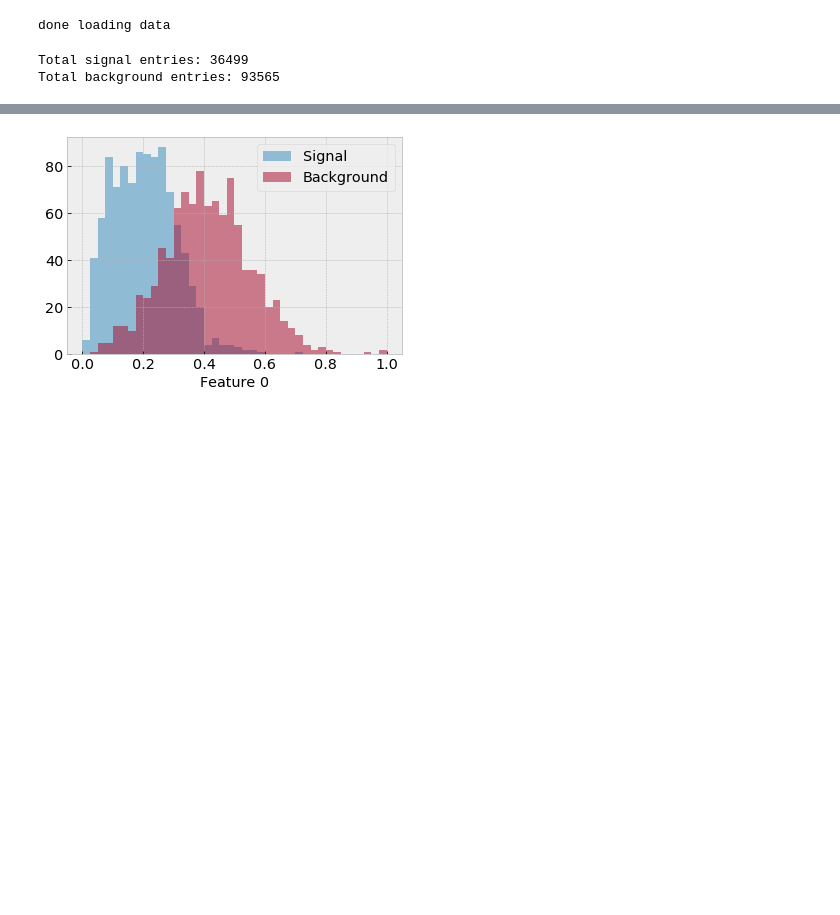
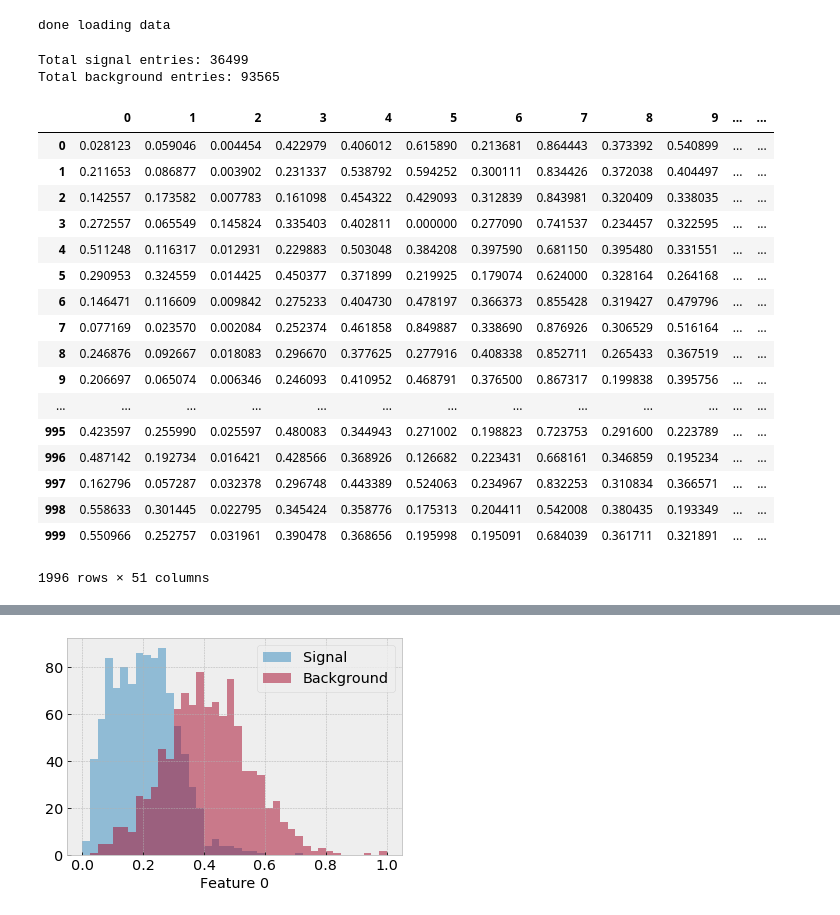
Before and after one commit to moritzbackes/CMPP, a Jupyter notebook: Pandas Tests.ipynb, the cells around one changed output, grey strips where cells are left out. Cells and saved outputs as stored; diff of their text form; code cells hidden in the pictures; blank space fills up the shorter version.

```diff
--- a/Pandas Tests.ipynb
+++ b/Pandas Tests.ipynb
@@ -56,9 +56,28 @@ done loading data
 # %%
 print("Total signal entries:", nsig)
 print("Total background entries:", nback)
+mball
 # %% [output]
 Total signal entries: 36499
 Total background entries: 93565
+|  | 0 | 1 | 2 | 3 | 4 | 5 | 6 | 7 | 8 | 9 | ... | ... |
+| 0 | 0.028123 | 0.059046 | 0.004454 | 0.422979 | 0.406012 | 0.615890 | 0.213681 | 0.864443 | 0.373392 | 0.540899 | ... | ... |
+| 1 | 0.211653 | 0.086877 | 0.003902 | 0.231337 | 0.538792 | 0.594252 | 0.300111 | 0.834426 | 0.372038 | 0.404497 | ... | ... |
+| 2 | 0.142557 | 0.173582 | 0.007783 | 0.161098 | 0.454322 | 0.429093 | 0.312839 | 0.843981 | 0.320409 | 0.338035 | ... | ... |
+| 3 | 0.272557 | 0.065549 | 0.145824 | 0.335403 | 0.402811 | 0.000000 | 0.277090 | 0.741537 | 0.234457 | 0.322595 | ... | ... |
+| 4 | 0.511248 | 0.116317 | 0.012931 | 0.229883 | 0.503048 | 0.384208 | 0.397590 | 0.681150 | 0.395480 | 0.331551 | ... | ... |
+| 5 | 0.290953 | 0.324559 | 0.014425 | 0.450377 | 0.371899 | 0.219925 | 0.179074 | 0.624000 | 0.328164 | 0.264168 | ... | ... |
+| 6 | 0.146471 | 0.116609 | 0.009842 | 0.275233 | 0.404730 | 0.478197 | 0.366373 | 0.855428 | 0.319427 | 0.479796 | ... | ... |
+| 7 | 0.077169 | 0.023570 | 0.002084 | 0.252374 | 0.461858 | 0.849887 | 0.338690 | 0.876926 | 0.306529 | 0.516164 | ... | ... |
+| 8 | 0.246876 | 0.092667 | 0.018083 | 0.296670 | 0.377625 | 0.277916 | 0.408338 | 0.852711 | 0.265433 | 0.367519 | ... | ... |
+| 9 | 0.206697 | 0.065074 | 0.006346 | 0.246093 | 0.410952 | 0.468791 | 0.376500 | 0.867317 | 0.199838 | 0.395756 | ... | ... |
+| ... | ... | ... | ... | ... | ... | ... | ... | ... | ... | ... | ... | ... |
+| 995 | 0.423597 | 0.255990 | 0.025597 | 0.480083 | 0.344943 | 0.271002 | 0.198823 | 0.723753 | 0.291600 | 0.223789 | ... | ... |
+| 996 | 0.487142 | 0.192734 | 0.016421 | 0.428566 | 0.368926 | 0.126682 | 0.223431 | 0.668161 | 0.346859 | 0.195234 | ... | ... |
+| 997 | 0.162796 | 0.057287 | 0.032378 | 0.296748 | 0.443389 | 0.524063 | 0.234967 | 0.832253 | 0.310834 | 0.366571 | ... | ... |
+| 998 | 0.558633 | 0.301445 | 0.022795 | 0.345424 | 0.358776 | 0.175313 | 0.204411 | 0.542008 | 0.380435 | 0.193349 | ... | ... |
+| 999 | 0.550966 | 0.252757 | 0.031961 | 0.390478 | 0.368656 | 0.195998 | 0.195091 | 0.684039 | 0.361711 | 0.321891 | ... | ... |
+1996 rows × 51 columns
 # %%
 mbsig.describe()
 # %% [output]
```
Also changed, not shown: 1 other file.
